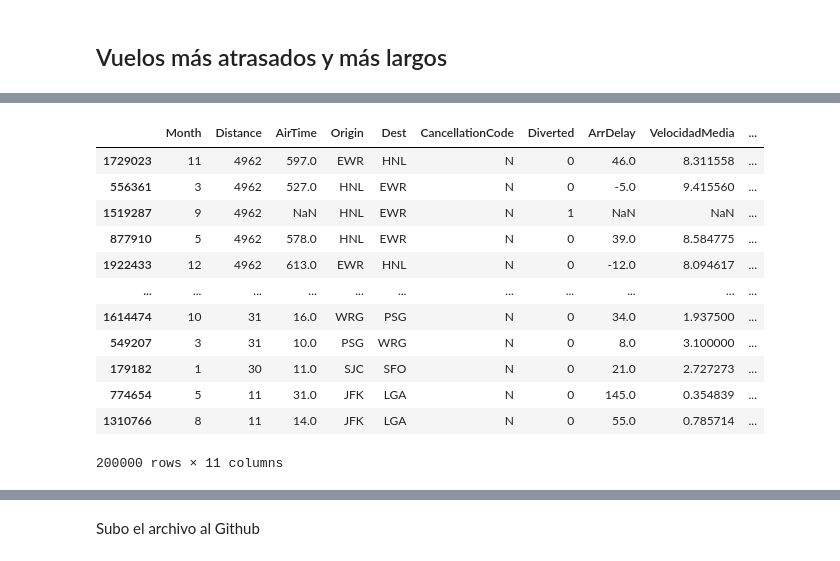
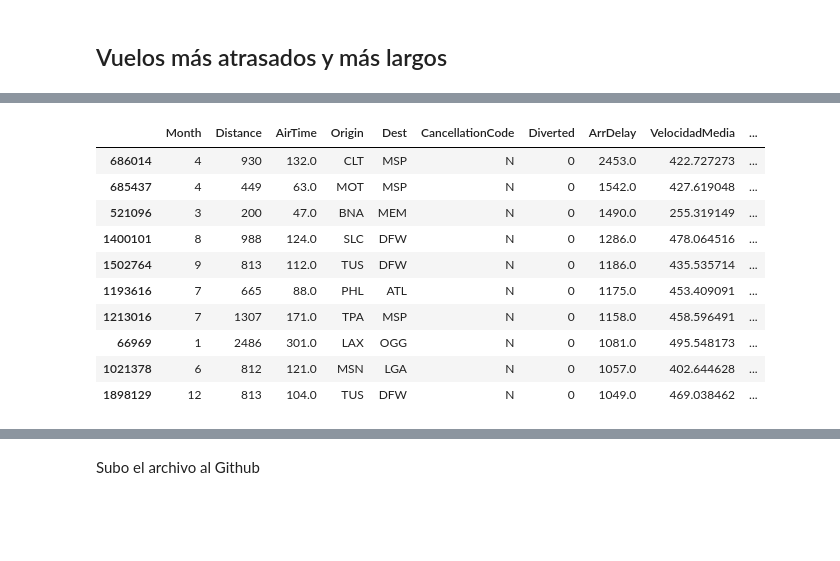
Before and after one commit to LeonBali3110/Sprint_3, a Jupyter notebook: M03 T02.ipynb, the cells around one changed output, grey strips where cells are left out. Saved outputs shown, nothing was run; the diff lists cells and outputs as text; code cells hidden in the pictures; blank space fills up the shorter version.

```diff
--- a/M03 T02.ipynb
+++ b/M03 T02.ipynb
@@ -318,16 +377,14 @@ vuelos.sort_values(by='ArrDelay', ascending = False)
-# %%
-vuelos.sort_values(by='Distance', ascending = False)
-# %% [output]
-|  | Month | Distance | AirTime | Origin | Dest | CancellationCode | Diverted | ArrDelay | VelocidadMedia | ... |
-| 1729023 | 11 | 4962 | 597.0 | EWR | HNL | N | 0 | 46.0 | 8.311558 | ... |
-| 556361 | 3 | 4962 | 527.0 | HNL | EWR | N | 0 | -5.0 | 9.415560 | ... |
-| 1519287 | 9 | 4962 | NaN | HNL | EWR | N | 1 | NaN | NaN | ... |
-| 877910 | 5 | 4962 | 578.0 | HNL | EWR | N | 0 | 39.0 | 8.584775 | ... |
-| 1922433 | 12 | 4962 | 613.0 | EWR | HNL | N | 0 | -12.0 | 8.094617 | ... |
-| ... | ... | ... | ... | ... | ... | ... | ... | ... | ... | ... |
-| 1614474 | 10 | 31 | 16.0 | WRG | PSG | N | 0 | 34.0 | 1.937500 | ... |
-| 549207 | 3 | 31 | 10.0 | PSG | WRG | N | 0 | 8.0 | 3.100000 | ... |
-| 179182 | 1 | 30 | 11.0 | SJC | SFO | N | 0 | 21.0 | 2.727273 | ... |
-| 774654 | 5 | 11 | 31.0 | JFK | LGA | N | 0 | 145.0 | 0.354839 | ... |
-| 1310766 | 8 | 11 | 14.0 | JFK | LGA | N | 0 | 55.0 | 0.785714 | ... |
-200000 rows × 11 columns
+# %%
+vuelos.nlargest(10, 'ArrDelay')
+# %% [output]
+|  | Month | Distance | AirTime | Origin | Dest | CancellationCode | Diverted | ArrDelay | VelocidadMedia | ... |
+| 686014 | 4 | 930 | 132.0 | CLT | MSP | N | 0 | 2453.0 | 422.727273 | ... |
+| 685437 | 4 | 449 | 63.0 | MOT | MSP | N | 0 | 1542.0 | 427.619048 | ... |
+| 521096 | 3 | 200 | 47.0 | BNA | MEM | N | 0 | 1490.0 | 255.319149 | ... |
+| 1400101 | 8 | 988 | 124.0 | SLC | DFW | N | 0 | 1286.0 | 478.064516 | ... |
+| 1502764 | 9 | 813 | 112.0 | TUS | DFW | N | 0 | 1186.0 | 435.535714 | ... |
+| 1193616 | 7 | 665 | 88.0 | PHL | ATL | N | 0 | 1175.0 | 453.409091 | ... |
+| 1213016 | 7 | 1307 | 171.0 | TPA | MSP | N | 0 | 1158.0 | 458.596491 | ... |
+| 66969 | 1 | 2486 | 301.0 | LAX | OGG | N | 0 | 1081.0 | 495.548173 | ... |
+| 1021378 | 6 | 812 | 121.0 | MSN | LGA | N | 0 | 1057.0 | 402.644628 | ... |
+| 1898129 | 12 | 813 | 104.0 | TUS | DFW | N | 0 | 1049.0 | 469.038462 | ... |
```
Also changed, not shown: parts of 46 cells of this notebook, 1 other file.
